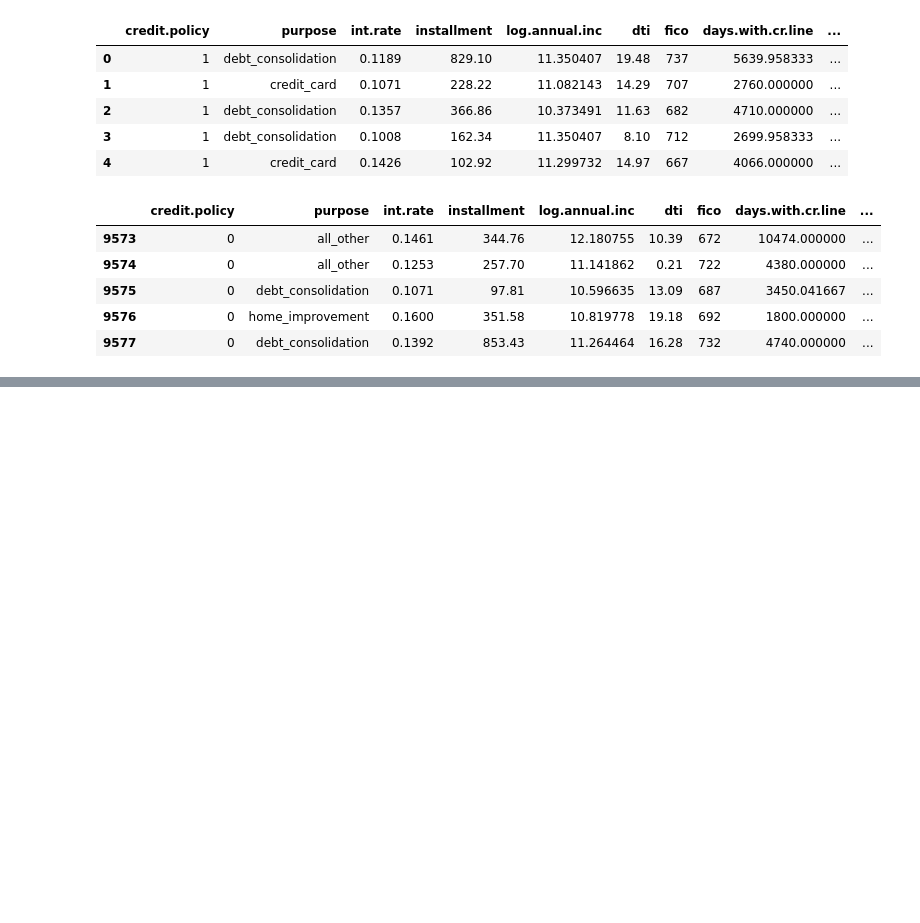
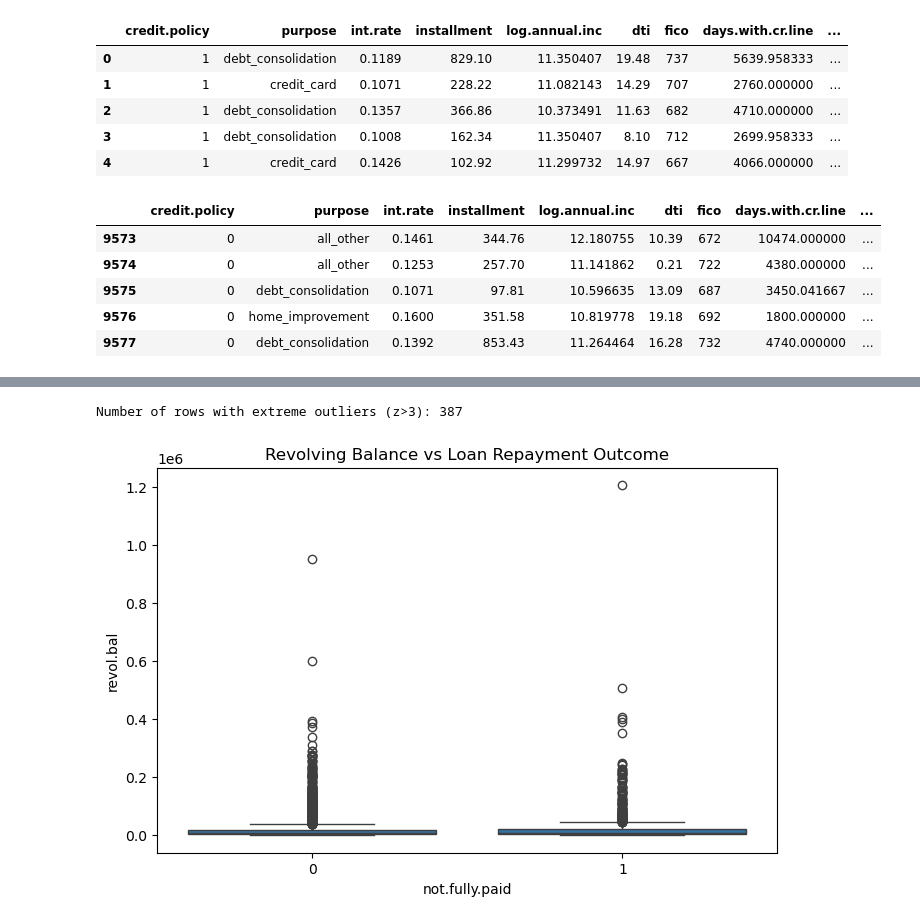
Before and after one commit to OmarAymanZaid/credit_risk_assessment_MachineLearning, a Jupyter notebook: notebooks/1_DataPreprocessing.ipynb, the cells around one changed output, grey strips where cells are left out. Drawn from its saved outputs; the diff is of its cells as text; code cells hidden in the pictures; blank space fills up the shorter version.

```diff
--- a/notebooks/1_DataPreprocessing.ipynb
+++ b/notebooks/1_DataPreprocessing.ipynb
@@ -91,0 +149,17 @@ data.describe()
+# %%
+from scipy import stats
+import numpy as np
+
+z_scores = np.abs(stats.zscore(data[numeric_cols]))
+outlier_rows = (z_scores > 3).any(axis=1)  # Rows with any z-score > 3
+print(f"Number of rows with extreme outliers (z>3): {outlier_rows.sum()}")
+# %% [output]
+Number of rows with extreme outliers (z>3): 387
+# %%
+# Example: revol.bal vs target
+plt.figure(figsize=(8,5))
+sns.boxplot(x='not.fully.paid', y='revol.bal', data=data)
+plt.title('Revolving Balance vs Loan Repayment Outcome')
+plt.show()
+# %% [output]
+[figure, added]
```
Also changed, not shown: parts of 7 cells of this notebook.
